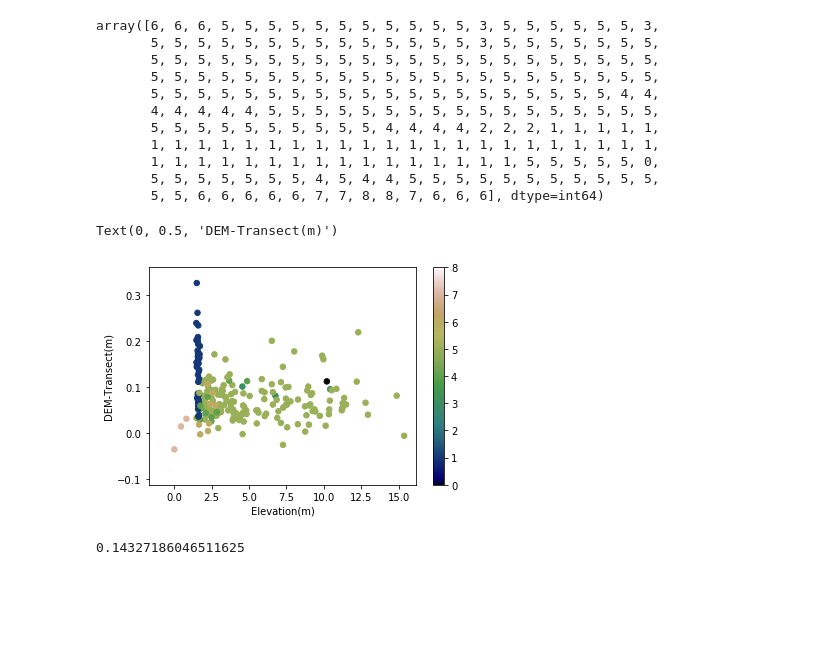
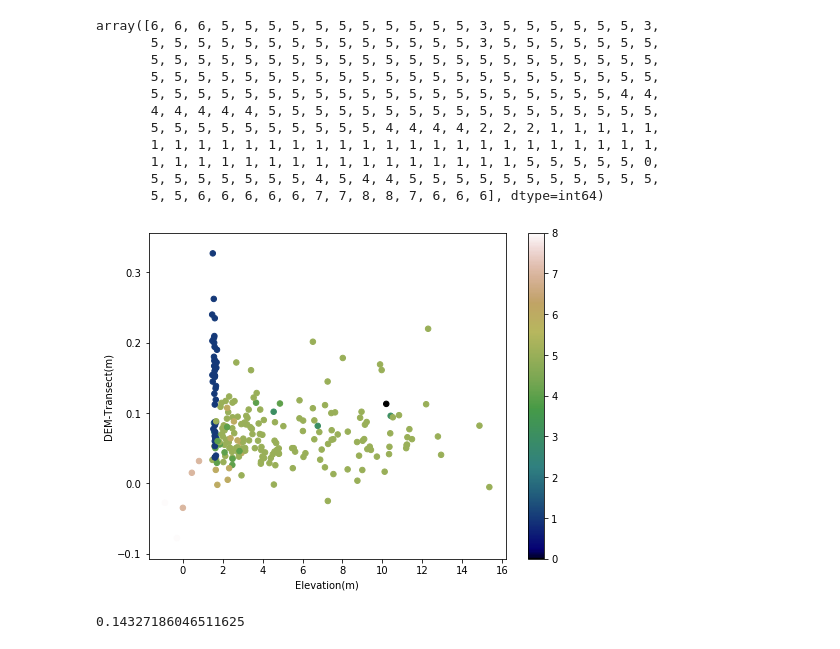
Before and after one commit to jxhigh/Learning_Python_in_Great_Marshes_Region, a Jupyter notebook: Compared_RTK_Elevations_with_Classification.ipynb, the cells around one changed output. Drawn from its saved outputs; the diff is of its cells as text; code cells hidden in the pictures; blank space fills up the shorter version.

Commit message:
Adjusted Scatter Plot and histograms

```diff
--- a/Compared_RTK_Elevations_with_Classification.ipynb
+++ b/Compared_RTK_Elevations_with_Classification.ipynb
@@ -216,13 +216,14 @@ array([6, 6, 6, 5, 5, 5, 5, 5, 5, 5, 5, 5, 5, 5, 3, 5, 5, 5, 5, 5, 5, 3,
        5, 5, 6, 6, 6, 6, 6, 7, 7, 8, 8, 7, 6, 6, 6], dtype=int64)
 # %%
 #TODO bigger dots,better colormap, and change color bar into a discrete (blocks) color bar instead of continuous (google around)
+plt.figure(figsize=(8,6))
 plt.scatter(y, x, 30, z, cmap="gist_earth")
 plt.colorbar()
 plt.xlabel("Elevation(m)")
 plt.ylabel("DEM-Transect(m)")
+plt.savefig("DEM-Transect_vs_Elev_Scatter_Plot.png")
 # %% [output]
-Text(0, 0.5, 'DEM-Transect(m)')
-[figure, old version]
+[figure, new version]
 # %%
 df2["Elevation Difference"].loc[df2["Classification"]==1].mean()
 # %% [output]
```
Also changed, not shown: parts of 1 cell of this notebook.
